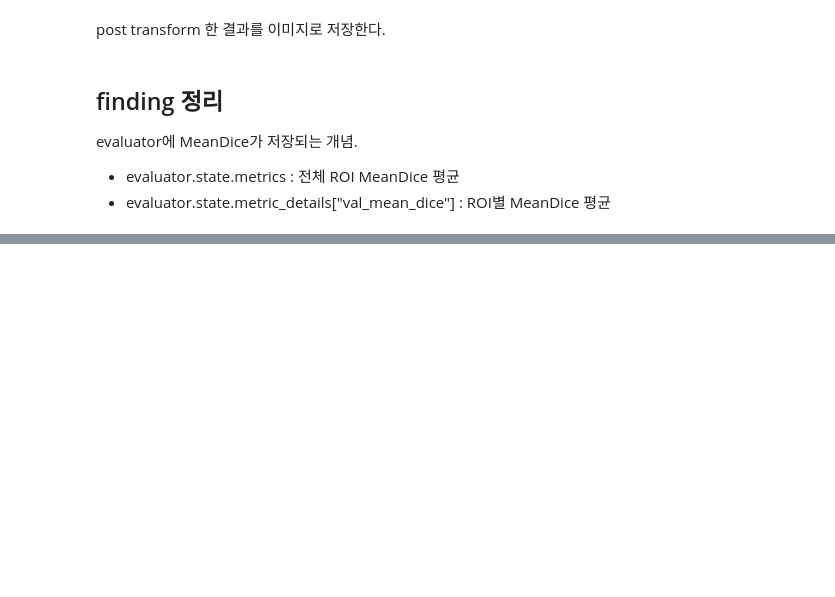
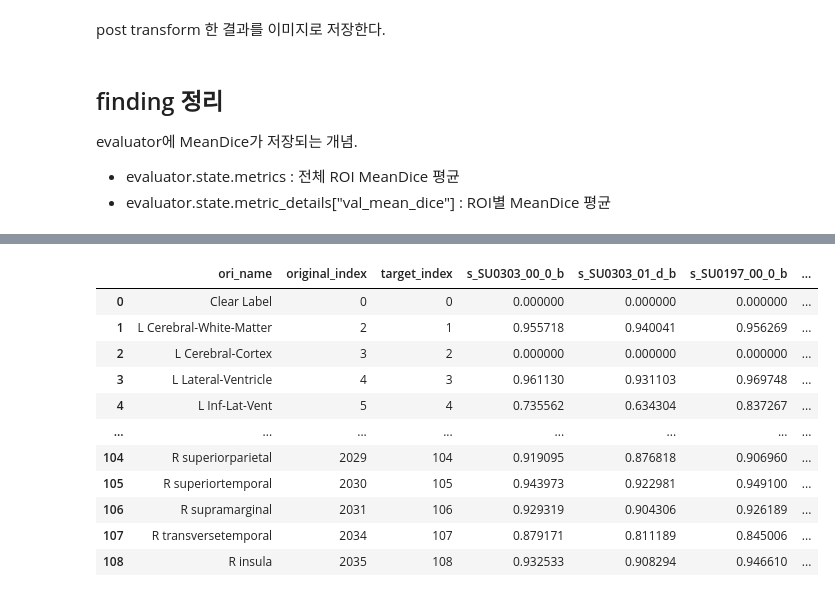
Before and after one commit to duc-ke/MONAI_examples, a Jupyter notebook: dynunet_pipeline/test04-evaluation-dynunet_ROI-4Dmodality.ipynb, the cells around one changed output, grey strips where cells are left out. Saved outputs shown, nothing was run; the diff lists cells and outputs as text; code cells hidden in the pictures; blank space fills up the shorter version.

Commit message:
test jupyters(inference, evaluation) 업로드

```diff
--- a/dynunet_pipeline/test04-evaluation-dynunet_ROI-4Dmodality.ipynb
+++ b/dynunet_pipeline/test04-evaluation-dynunet_ROI-4Dmodality.ipynb
@@ -107,0 +129,3 @@ label dtype: torch.uint8
+# %%
+filename = test_data['image_meta_dict']['filename_or_obj'][0].split("/")[-1]
+filename
@@ -714,4 +708,8 @@ dir(evaluator)
 # %%
 evaluator.state_dict()
 # %%
-dir(evaluator.state)
+attr_list = dir(evaluator.state)
+for each in attr_list:
+    print(each)
+    each = eval(each)
+    print(evaluator.each)
@@ -723,0 +825,6 @@ evaluator.state.metric_details['val_mean_dice'].shape
+# %%
+filename_list = []
+for each in val_loader:
+    filename = each['image_meta_dict']['filename_or_obj'][0].split("/")[-1].split(".")[0]
+    filename_list.append(filename)
+filename_list
@@ -723,0 +833,67 @@ evaluator.state.metric_details['val_mean_dice'].shape
+# %%
+import pandas as pd
+
+orig_label_classes, target_label_classes = (
+    np.array([   0,    2,    3,    4,    5,    7,    8,   10,   11,   12,   13,
+        14,   15,   16,   17,   18,   24,   26,   28,   30,   31,   41,
+        42,   43,   44,   46,   47,   49,   50,   51,   52,   53,   54,
+        58,   60,   62,   63,   77,   80,   85,  251,  252,  253,  254,
+        255, 1000, 1002, 1003, 1005, 1006, 1007, 1008, 1009, 1010, 1011,
+    1012, 1013, 1014, 1015, 1016, 1017, 1018, 1019, 1020, 1021, 1022,
+    1023, 1024, 1025, 1026, 1027, 1028, 1029, 1030, 1031, 1034, 1035,
+    2000, 2002, 2003, 2005, 2006, 2007, 2008, 2009, 2010, 2011, 2012,
+    2013, 2014, 2015, 2016, 2017, 2018, 2019, 2020, 2021, 2022, 2023,
+    2024, 2025, 2026, 2027, 2028, 2029, 2030, 2031, 2034, 2035]),
+    np.array([  0,   1,   2,   3,   4,   5,   6,   7,   8,   9,  10,  11,  12,
+        13,  14,  15,  16,  17,  18,  19,  20,  21,  22,  23,  24,  25,
+        26,  27,  28,  29,  30,  31,  32,  33,  34,  35,  36,  37,  38,
+        39,  40,  41,  42,  43,  44,  45,  46,  47,  48,  49,  50,  51,
+        52,  53,  54,  55,  56,  57,  58,  59,  60,  61,  62,  63,  64,
+        65,  66,  67,  68,  69,  70,  71,  72,  73,  74,  75,  76,  77,
+        78,  79,  80,  81,  82,  83,  84,  85,  86,  87,  88,  89,  90,
+        91,  92,  93,  94,  95,  96,  97,  98,  99, 100, 101, 102, 103,
+    104, 105, 106, 107, 108])
+)
+
+# GPU to CPU
+results = evaluator.state.metric_details["val_mean_dice"]
+results = np.array(results)
+
+num_classes = results.shape[1]
+
+# add ROIs Means & total Mean
+df = pd.DataFrame(results).T
+df = pd.concat([pd.DataFrame(np.zeros(df.shape[1])).T, df])    # add background as 0
+df.columns = filename_list
+# df
+df['roi_meanDice'] = df.mean(axis=1)
+df['total_meanDice'] = evaluator.state.metrics['val_mean_dice']
+df.reset_index(inplace=True, drop=True)
+
+# add orig_index, target_index
+df_index = pd.DataFrame([orig_label_classes, target_label_classes]).T
+df_index.columns = ['original_index', 'target_index']
+df_mid = pd.concat([df_index, df], axis=1)
+
+# mapping original name
+mapping_f = './ROI_mapping_final_220314.txt'
+df_name_map = pd.read_csv(mapping_f, sep='\t')
+df_final = pd.merge(df_name_map, df_mid, how='right', left_on="label_label-from", right_on="original_index")
+df_final.drop(columns=["label_label-from", "label_label-to"], inplace=True)
+
+
+df_final.to_csv('eval_result.txt', index=False)
+df_final
+# %% [output]
+|  | ori_name | original_index | target_index | s_SU0303_00_0_b | s_SU0303_01_d_b | s_SU0197_00_0_b | ... |
+| 0 | Clear Label | 0 | 0 | 0.000000 | 0.000000 | 0.000000 | ... |
+| 1 | L Cerebral-White-Matter | 2 | 1 | 0.955718 | 0.940041 | 0.956269 | ... |
+| 2 | L Cerebral-Cortex | 3 | 2 | 0.000000 | 0.000000 | 0.000000 | ... |
+| 3 | L Lateral-Ventricle | 4 | 3 | 0.961130 | 0.931103 | 0.969748 | ... |
+| 4 | L Inf-Lat-Vent | 5 | 4 | 0.735562 | 0.634304 | 0.837267 | ... |
+| ... | ... | ... | ... | ... | ... | ... | ... |
+| 104 | R superiorparietal | 2029 | 104 | 0.919095 | 0.876818 | 0.906960 | ... |
+| 105 | R superiortemporal | 2030 | 105 | 0.943973 | 0.922981 | 0.949100 | ... |
+| 106 | R supramarginal | 2031 | 106 | 0.929319 | 0.904306 | 0.926189 | ... |
+| 107 | R transversetemporal | 2034 | 107 | 0.879171 | 0.811189 | 0.845006 | ... |
+| 108 | R insula | 2035 | 108 | 0.932533 | 0.908294 | 0.946610 | ... |
```
Also changed, not shown: parts of 59 cells of this notebook, 4 other files.
